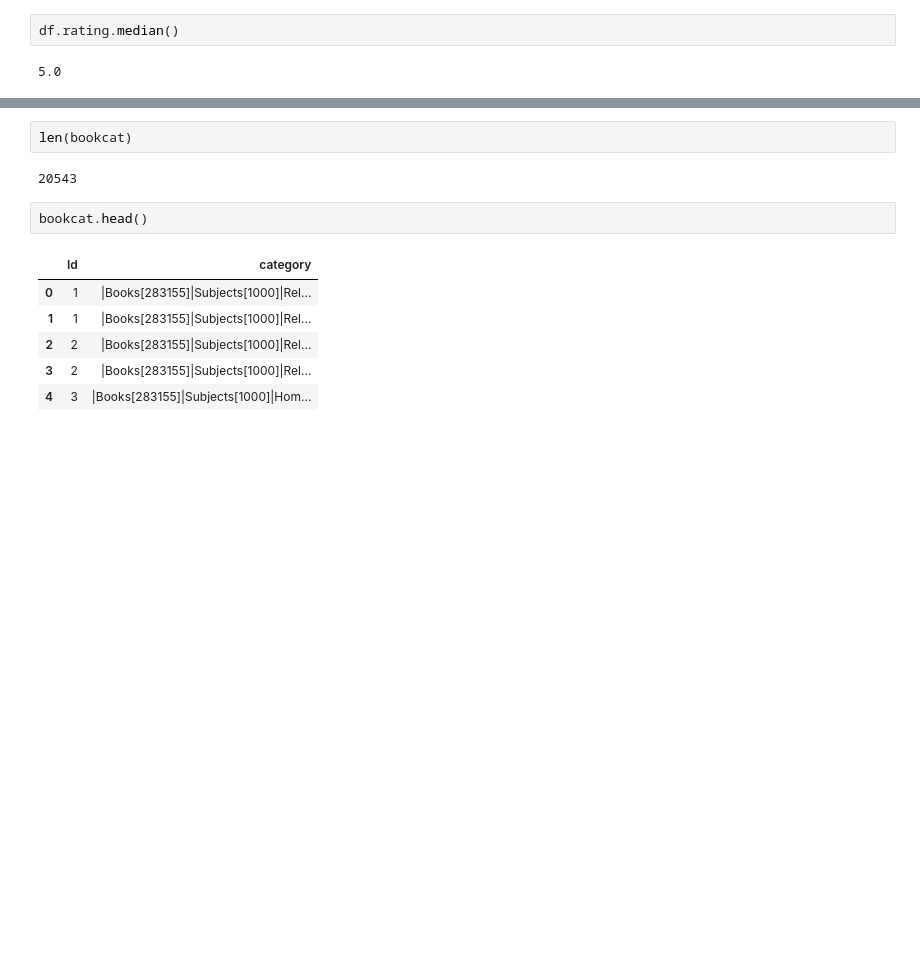
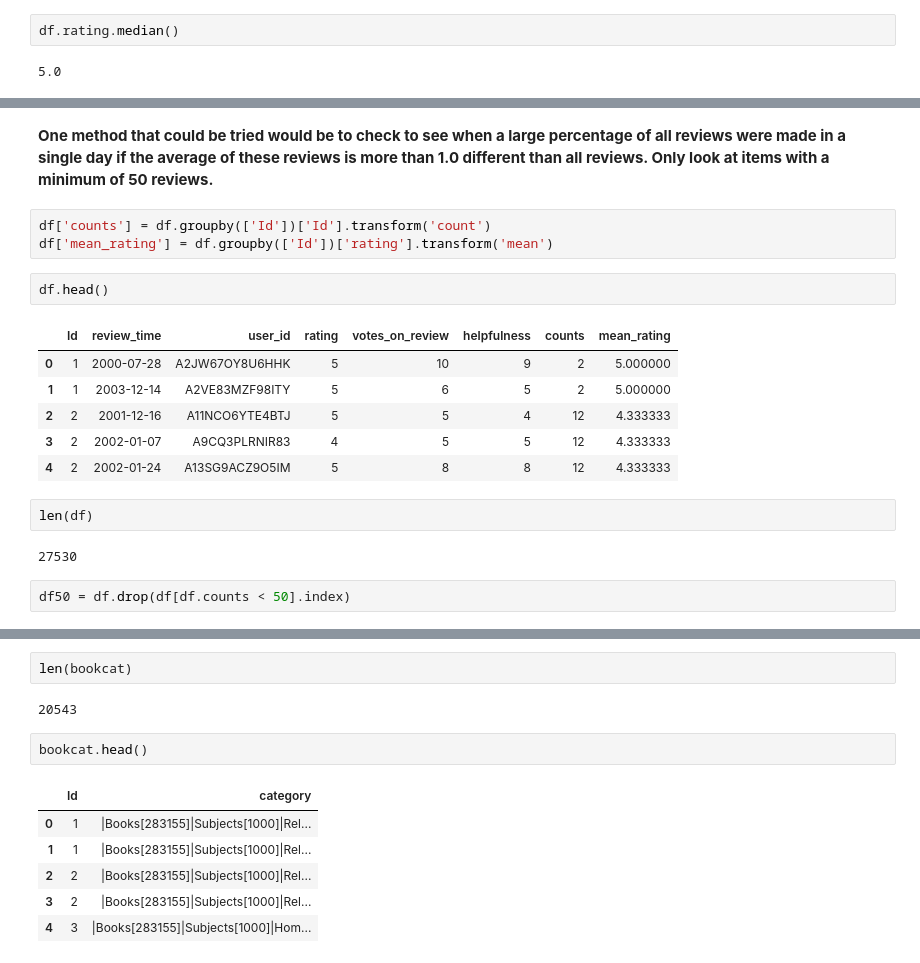
Before and after one commit to vincelaird/springboard, a Jupyter notebook: keepup_challenge/KeepUp.ipynb, the cells around one changed output, grey strips where cells are left out. Cells and saved outputs as stored; diff of their text form; blank space fills up the shorter version.

```diff
--- a/keepup_challenge/KeepUp.ipynb
+++ b/keepup_challenge/KeepUp.ipynb
@@ -79,0 +100,20 @@ df.rating.median()
+# %% [markdown]
+<strong>One method that could be tried would be to check to see when a large percentage of all reviews were made in a single day if the average of these reviews is more than 1.0 different than all reviews.  Only look at items with a minimum of 50 reviews.</strong>
+# %%
+df['counts'] = df.groupby(['Id'])['Id'].transform('count')
+df['mean_rating'] = df.groupby(['Id'])['rating'].transform('mean')
+# %%
+df.head()
+# %% [output]
+|  | Id | review_time | user_id | rating | votes_on_review | helpfulness | counts | mean_rating |
+| 0 | 1 | 2000-07-28 | A2JW67OY8U6HHK | 5 | 10 | 9 | 2 | 5.000000 |
+| 1 | 1 | 2003-12-14 | A2VE83MZF98ITY | 5 | 6 | 5 | 2 | 5.000000 |
+| 2 | 2 | 2001-12-16 | A11NCO6YTE4BTJ | 5 | 5 | 4 | 12 | 4.333333 |
+| 3 | 2 | 2002-01-07 | A9CQ3PLRNIR83 | 4 | 5 | 5 | 12 | 4.333333 |
+| 4 | 2 | 2002-01-24 | A13SG9ACZ9O5IM | 5 | 8 | 8 | 12 | 4.333333 |
+# %%
+len(df)
+# %% [output]
+27530
+# %%
+df50 = df.drop(df[df.counts < 50].index)
```
Also changed, not shown: parts of 60 cells of this notebook.
